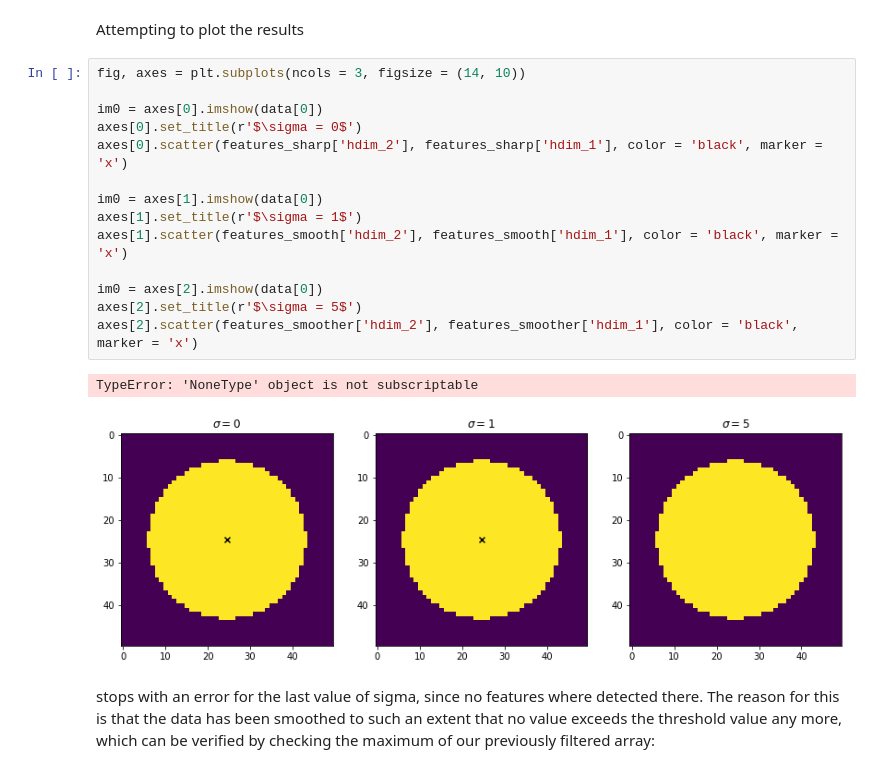
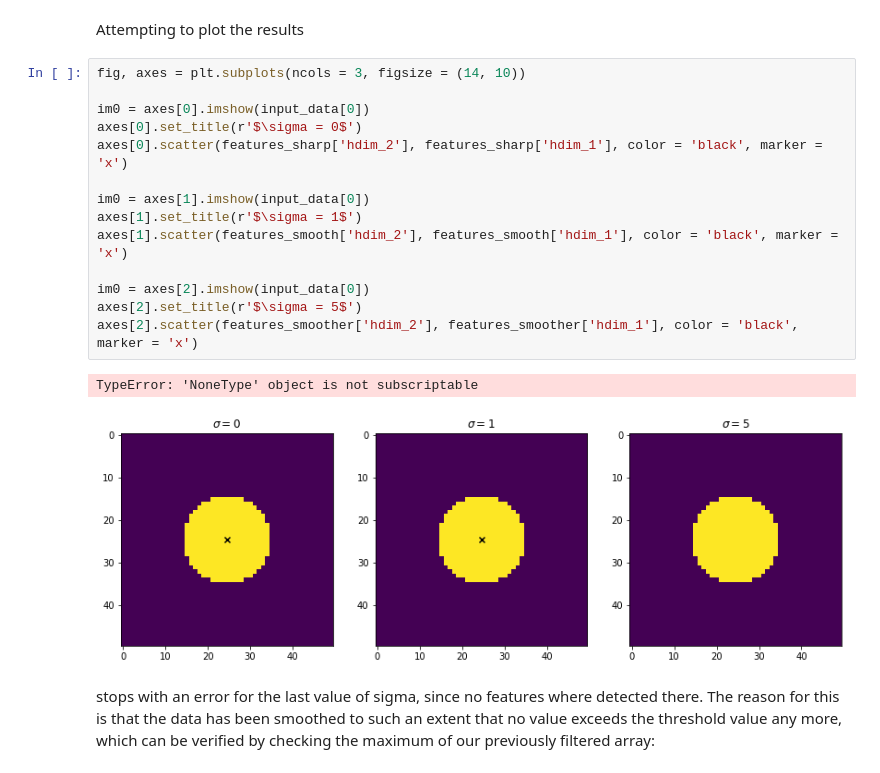
Before and after one commit to tobac-project/tobac-tutorials, a Jupyter notebook: tutorials/Tutorials/features.ipynb, the cells around one changed output. Drawn from its saved outputs; the diff is of its cells as text.

```diff
--- a/tutorials/Tutorials/features.ipynb
+++ b/tutorials/Tutorials/features.ipynb
@@ -208,20 +218,20 @@ Attempting to plot the results
 # %%
 fig, axes = plt.subplots(ncols = 3, figsize = (14, 10))
 
-im0 = axes[0].imshow(data[0])
+im0 = axes[0].imshow(input_data[0])
 axes[0].set_title(r'$\sigma = 0$')
 axes[0].scatter(features_sharp['hdim_2'], features_sharp['hdim_1'], color = 'black', marker = 'x')
 
-im0 = axes[1].imshow(data[0])
+im0 = axes[1].imshow(input_data[0])
 axes[1].set_title(r'$\sigma = 1$')
 axes[1].scatter(features_smooth['hdim_2'], features_smooth['hdim_1'], color = 'black', marker = 'x')
 
-im0 = axes[2].imshow(data[0])
+im0 = axes[2].imshow(input_data[0])
 axes[2].set_title(r'$\sigma = 5$')
 axes[2].scatter(features_smoother['hdim_2'], features_smoother['hdim_1'], color = 'black', marker = 'x')
 # %% [output]
 TypeError: 'NoneType' object is not subscriptable
-[figure, old version]
+[figure, new version]
 # %% [markdown]
 stops with an error for the last value of sigma, since no features where detected there. The reason for this is that the data has been smoothed to such an extent that no value exceeds the threshold value any more, which can be verified by checking the maximum of our previously filtered array:
 # %%
```
Also changed, not shown: parts of 27 cells of this notebook, 1 other file.
